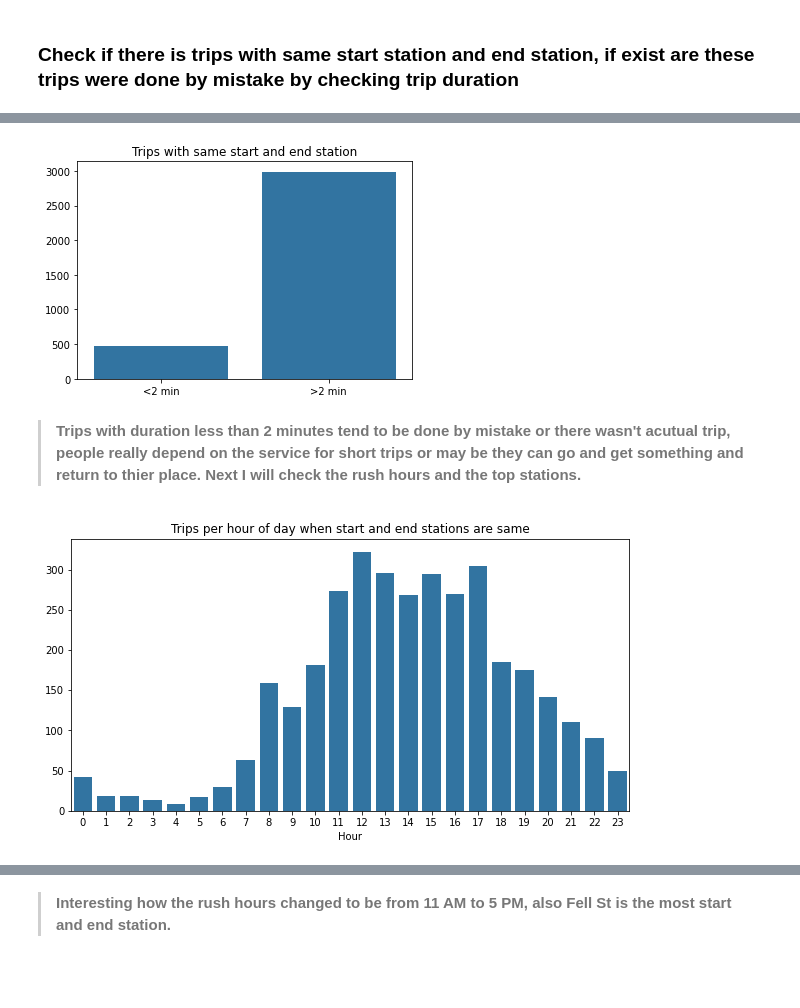
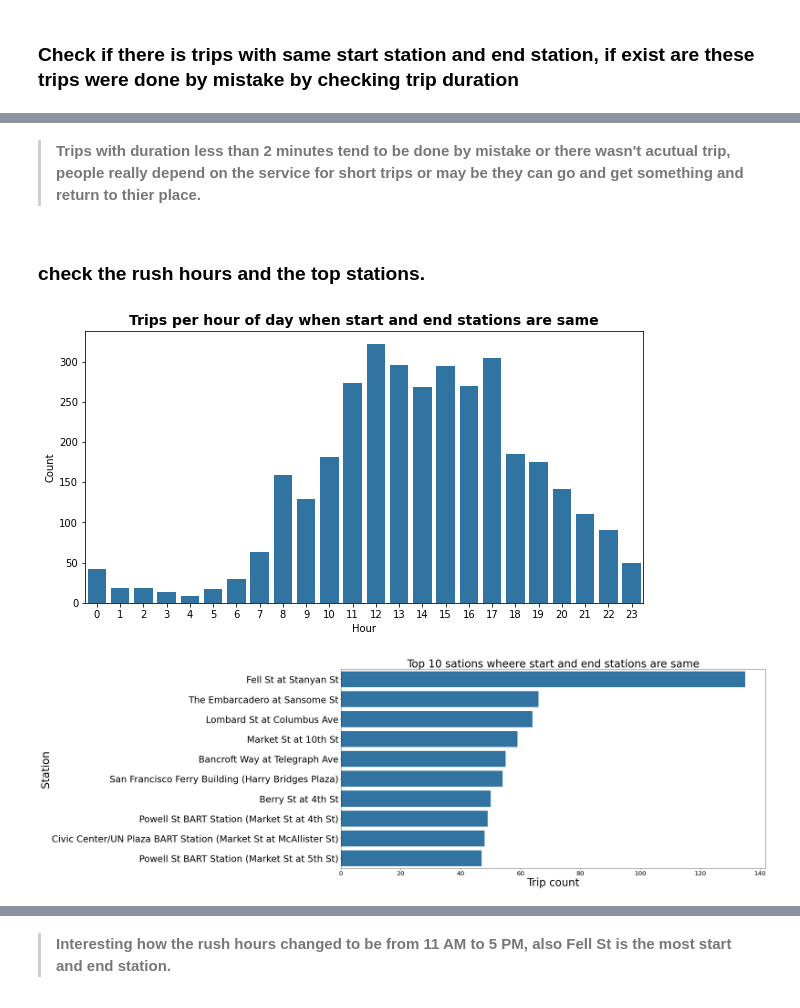
Before and after one commit to shiko92/Communicate-Data-Findings, a Jupyter notebook: Communicate Data Findings.ipynb, the cells around one changed output, grey strips where cells are left out. Drawn from its saved outputs; the diff is of its cells as text; code cells hidden in the pictures; blank space fills up the shorter version.

```diff
--- a/Communicate Data Findings.ipynb
+++ b/Communicate Data Findings.ipynb
@@ -22,5 +29,5 @@ Try and motivate your exploration goals through this section.
 # %%
-data = pd.read_csv('201902-fordgobike-tripdata.csv')
+data = pd.read_csv('/content/drive/MyDrive/201902-fordgobike-tripdata.csv')
 # %%
 # high-level overview of data shape and composition
 print(data.shape)
@@ -177,6 +184,8 @@ Name: start_time, dtype: object
 data['month'] = data['start_time'].dt.month
 data['hour'] = data['start_time'].dt.hour
 data['day']=data['start_time'].dt.day_name()
+# %%
+data['weekend'] = ((pd.DatetimeIndex(data.start_time).dayofweek) // 5 == 1).astype(int)
 # %%
 data
 # %% [output]
@@ -405,4 +456,0 @@ plt.pie(sizes,labels=labels);
-# %%
-bins = [0, 1.9, 1233]
-labels = ['<2 min','>2 min']
-same_station['duration'] = pd.cut(same_station['duration_min'], bins, labels=labels)
@@ -409,17 +473,22 @@ same_station['duration'] = pd.cut(same_station['duration_min'], bins, labels=lab
+# %% [markdown]
+> **Trips with duration less than 2 minutes tend to be done by mistake or there wasn't acutual trip, people really depend on the service for short trips or may be they can go and get something and return to thier place.**
+# %% [markdown]
+### check the rush hours and the top stations.
 # %%
-sb.countplot(data=same_station, x='duration', color = color)
-plt.title('Trips with same start and end station')
-plt.xlabel('')
-plt.ylabel('');
+plt.figure(figsize = [10, 5])
+sb.countplot(data=same_station, x='hour', color= color)
+plt.title('Trips per hour of day when start and end stations are same',fontsize=14, fontweight='bold')
+plt.xlabel('Hour')
+plt.ylabel('Count');
 # %% [output]
-[figure, old version]
+[figure, new version]
-# %% [markdown]
-> **Trips with duration less than 2 minutes tend to be done by mistake or there wasn't acutual trip, people really depend on the service for short trips or may be they can go and get something and return to thier place. Next I will check the rush hours and the top stations.**
 # %%
-plt.figure(figsize = [10, 5])
-sb.countplot(data=same_station, x='hour', color= color)
-plt.title('Trips per hour of day when start and end stations are same')
-plt.xlabel('Hour')
-plt.ylabel('');
+plt.figure(figsize = [25,12])
+sb.countplot(data=same_station, y='end_station_name',order=same_station.end_station_name.value_counts().iloc[:10].index, color = color)
+plt.title('Top 10 sations wheere start and end stations are same',fontsize=35)
+plt.xlabel('Trip count',fontsize=35)
+plt.ylabel('Station',fontsize=35)
+plt.yticks(fontsize=30)
+plt.xticks(fontsize=20);
 # %% [output]
-[figure, old version]
+[figure, new version]
```
Also changed, not shown: parts of 61 cells of this notebook.
